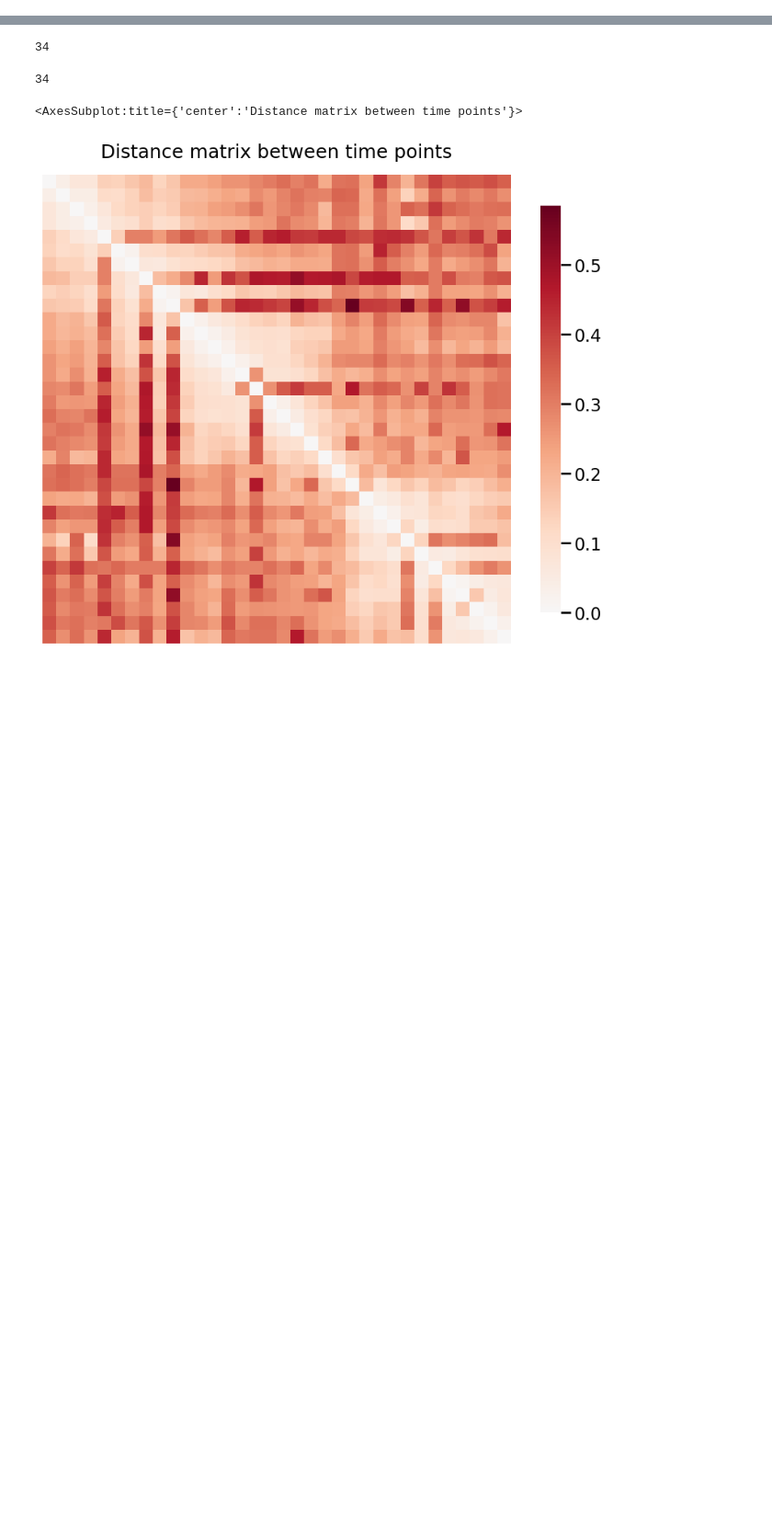
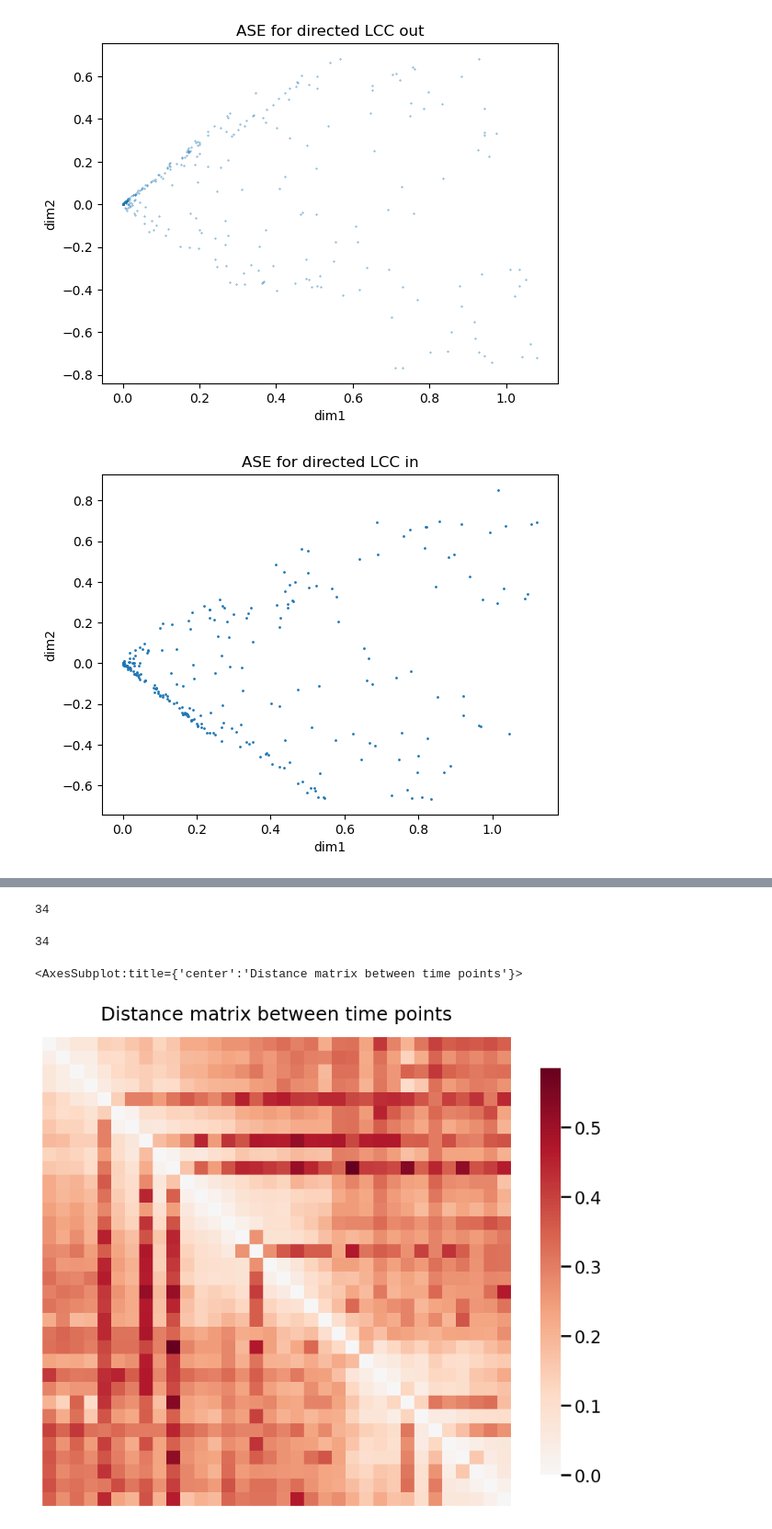
Before and after one commit to TianyiChen97/Organoid, a Jupyter notebook: Iso-mirror-TBS-window-community detection.ipynb, the cells around one changed output, grey strips where cells are left out. Shown: that part at 92% size. Drawn from its saved outputs; the diff is of its cells as text; code cells hidden in the pictures; blank space fills up the shorter version.

```diff
--- a/Iso-mirror-TBS-window-pairwiseLCCC.ipynb
+++ b/Iso-mirror-TBS-window-community detection.ipynb
@@ -240,0 +251,22 @@ for i in range(len(sorted_filenames_updated)):
+# %%
+ed=2
+ase = AdjacencySpectralEmbed(n_components=ed)
+Xhat,Yhat = ase.fit_transform(adj)
+Xhat_list = np.zeros((n, 2*ed))  # Define Xhat_list before assigning values to it
+Xhat_list[:,list(np.arange(ed))]=Xhat
+Xhat_list[:,list(np.arange(ed,2*ed))]=Yhat
+
+plt.scatter(Xhat_list[:, ed], Xhat_list[:, ed+1],s=0.1)
+plt.xlabel('dim1')
+plt.ylabel('dim2')
+plt.title('ASE for directed LCC out')
+plt.show()
+
+plt.scatter(Xhat_list[:, 0], Xhat_list[:, 1],s=1)
+plt.xlabel('dim1')
+plt.ylabel('dim2')
+plt.title('ASE for directed LCC in')
+plt.show()
+# %% [output]
+[figure, added]
+[figure, added]
```
Also changed, not shown: parts of 8 cells of this notebook.
